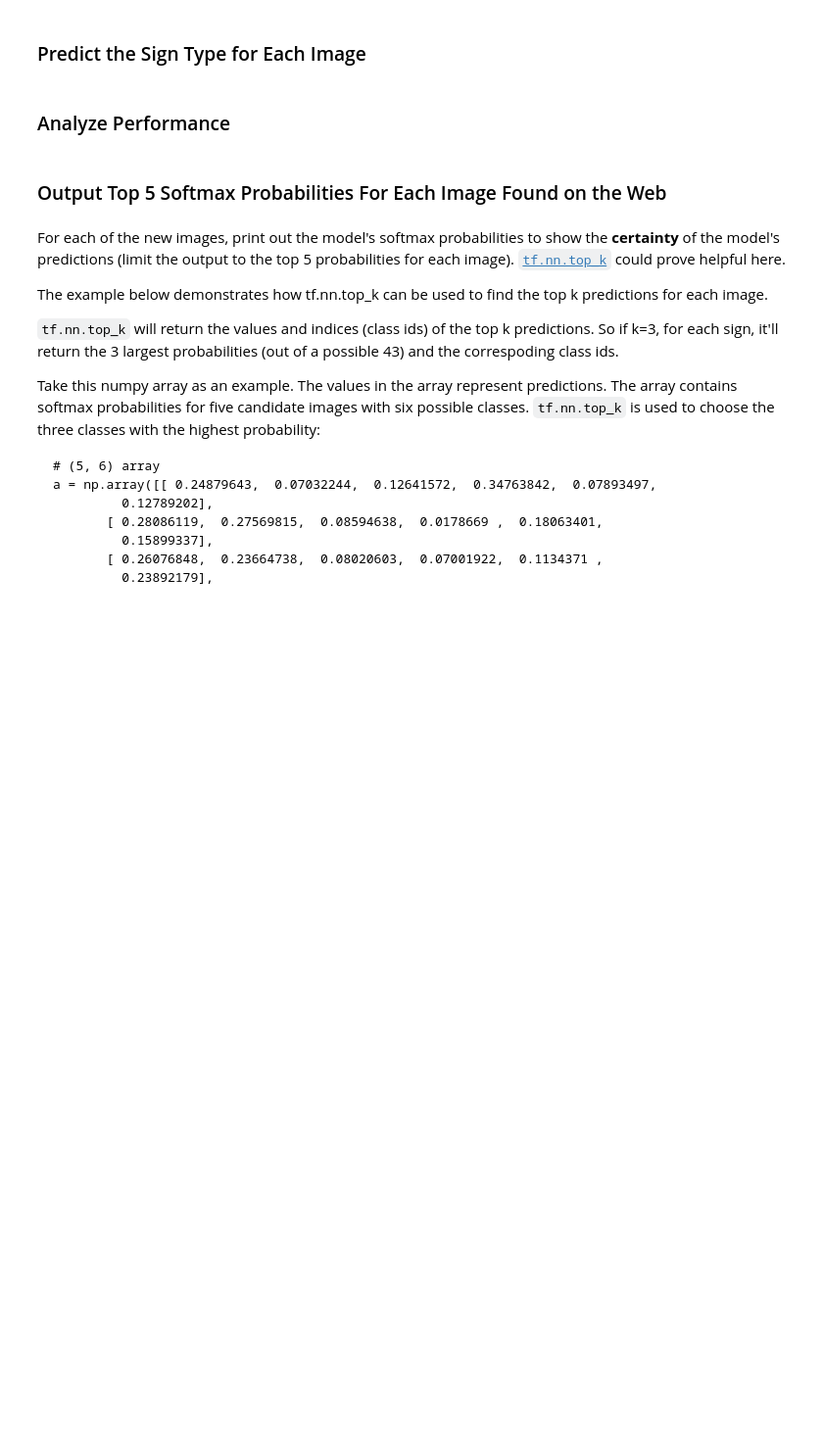
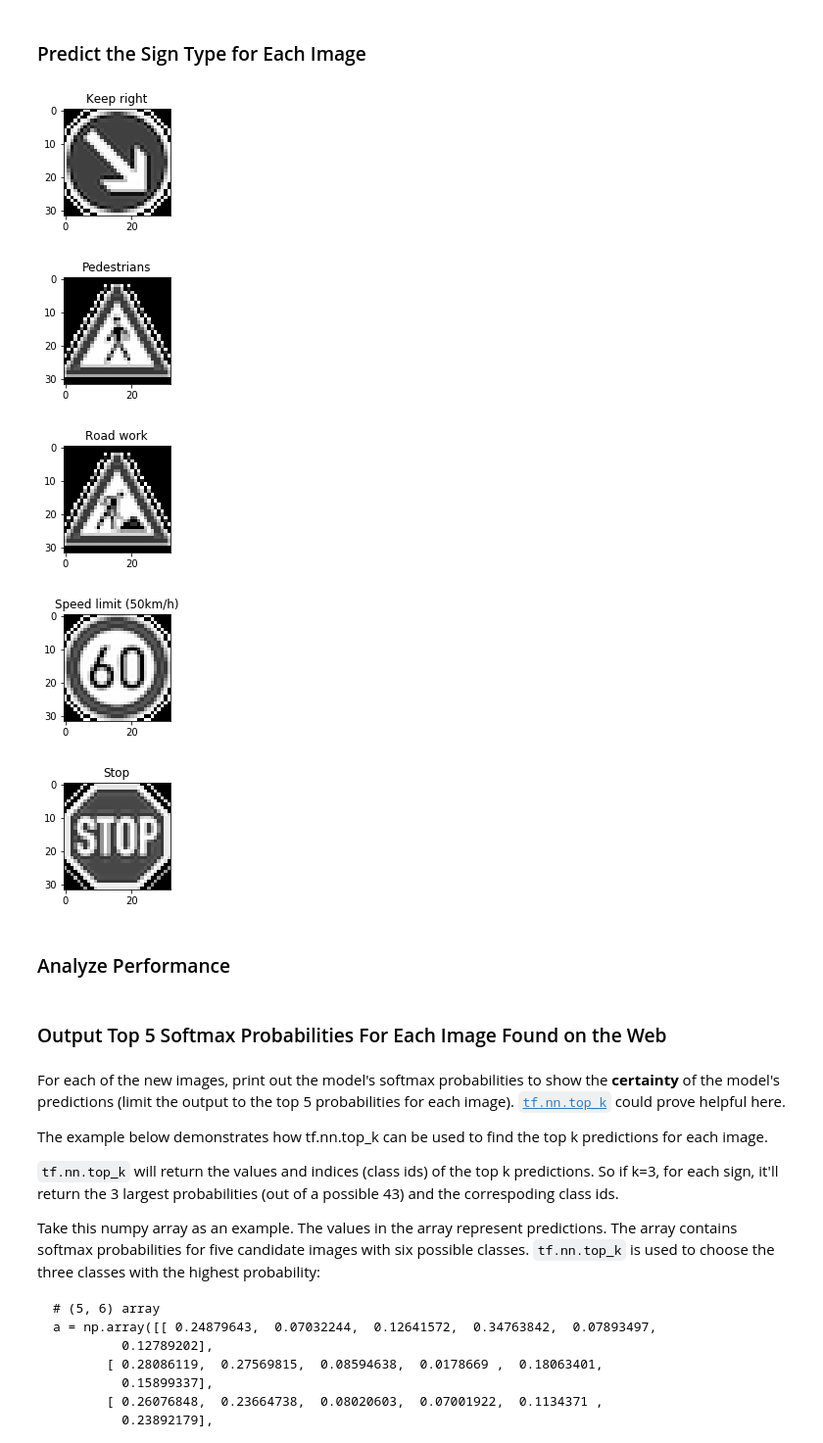
Before and after one commit to malnakli/CarND-Traffic-Sign-Classifier-Project, a Jupyter notebook: Traffic_Sign_Classifier.ipynb, the cells around one changed output. Shown at 98% size. Saved outputs shown, nothing was run; the diff lists cells and outputs as text; code cells hidden in the pictures; blank space fills up the shorter version.

```diff
--- a/Traffic_Sign_Classifier.ipynb
+++ b/Traffic_Sign_Classifier.ipynb
@@ -536,7 +511,7 @@ training_operation = optimizer.minimize(loss_operation)
 correct_prediction = tf.equal(tf.argmax(logits, 1), tf.argmax(one_hot_y, 1))
 accuracy_operation = tf.reduce_mean(tf.cast(correct_prediction, tf.float32))
 saver = tf.train.Saver()
-
+BATCH_SIZE = 128
 def evaluate(X_data, y_data):
     num_examples = len(X_data)
     total_accuracy = 0
@@ -548,7 +523,6 @@ def evaluate(X_data, y_data):
     return total_accuracy / num_examples
 # %%
 EPOCHS = 100
-BATCH_SIZE = 256
 y_accuracy_label = []
 with tf.Session() as sess:
     sess.run(tf.global_variables_initializer())
@@ -563,7 +537,7 @@ with tf.Session() as sess:
             batch_x, batch_y = x_train_ready[offset:end], y_train_ready[offset:end]
             sess.run(training_operation, feed_dict={x: batch_x, y: batch_y})
 
-        validation_accuracy = evaluate(x_valid_normlized_gray, y_valid_original)
+        validation_accuracy = evaluate(X_valid_pre_process, y_valid_original)
         y_accuracy_label.append(validation_accuracy)
         print("EPOCH {} ...".format(i+1))
         print("Validation Accuracy = {:.3f}".format(validation_accuracy))
@@ -602,0 +557,7 @@ plt.show()
+# %%
+X_test = apply_pre_process(X_test_original)
+with tf.Session() as sess:
+    saver.restore(sess, tf.train.latest_checkpoint('.'))
+
+    test_accuracy = evaluate(X_test, y_test)
+    print("Test Accuracy = {:.3f}".format(test_accuracy))
@@ -618,7 +612,20 @@ You may find `signnames.csv` useful as it contains mappings from the class id (i
 # %%
 ### Run the predictions here and use the model to output the prediction for each image.
 ### Make sure to pre-process the images with the same pre-processing pipeline used earlier.
 ### Feel free to use as many code cells as needed.
+#x_images = apply_pre_process(x_images)
+
+with tf.Session() as sess:
+    saver.restore(sess, tf.train.latest_checkpoint('.'))
+    for img in x_images:
+        accuracy = sess.run(tf.argmax(logits, 1), feed_dict={x: [img]})
+        show_image([img],title=map_sign[accuracy[0]],gray=True)
+# %% [output]
+[figure, added]
+[figure, added]
+[figure, added]
+[figure, added]
+[figure, added]
 # %% [markdown]
 ### Analyze Performance
 # %%
```
Also changed, not shown: parts of 15 cells of this notebook, 6 other files.
